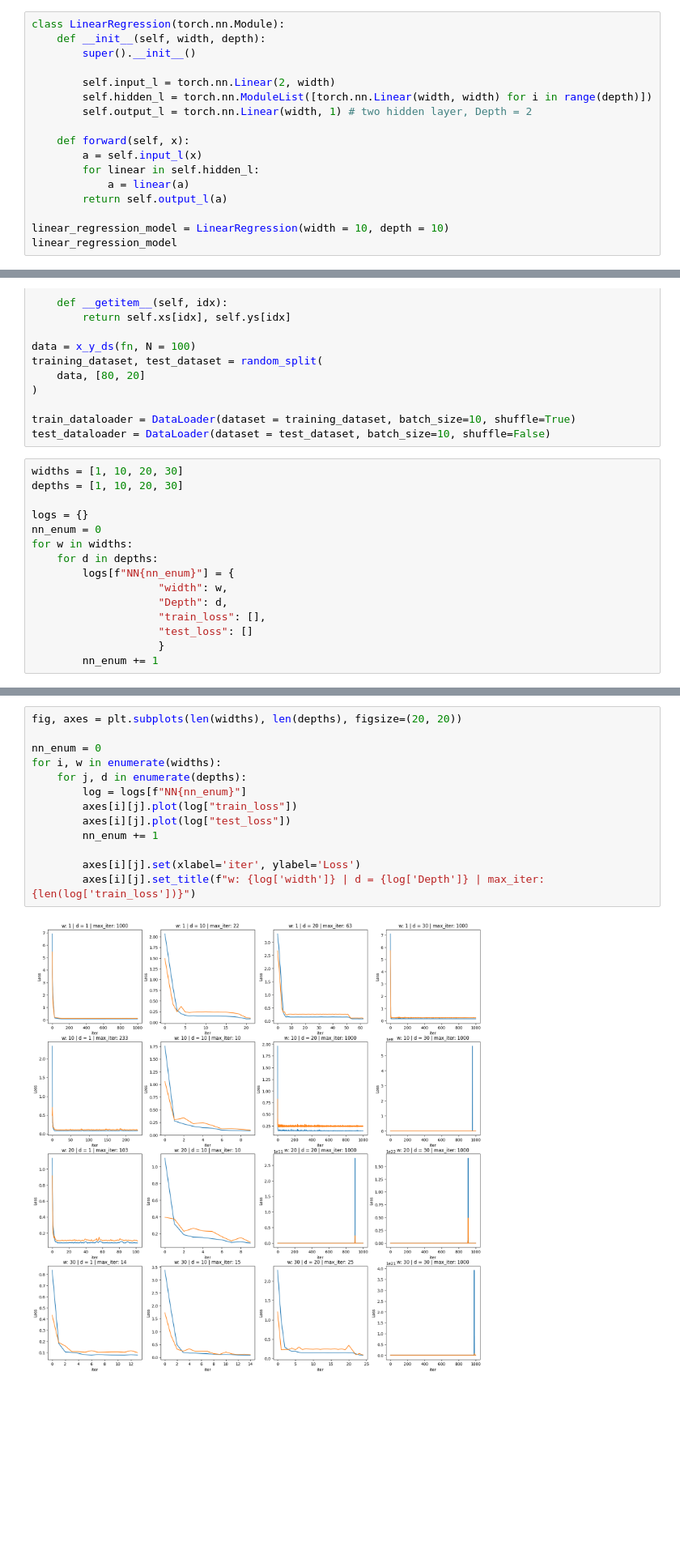
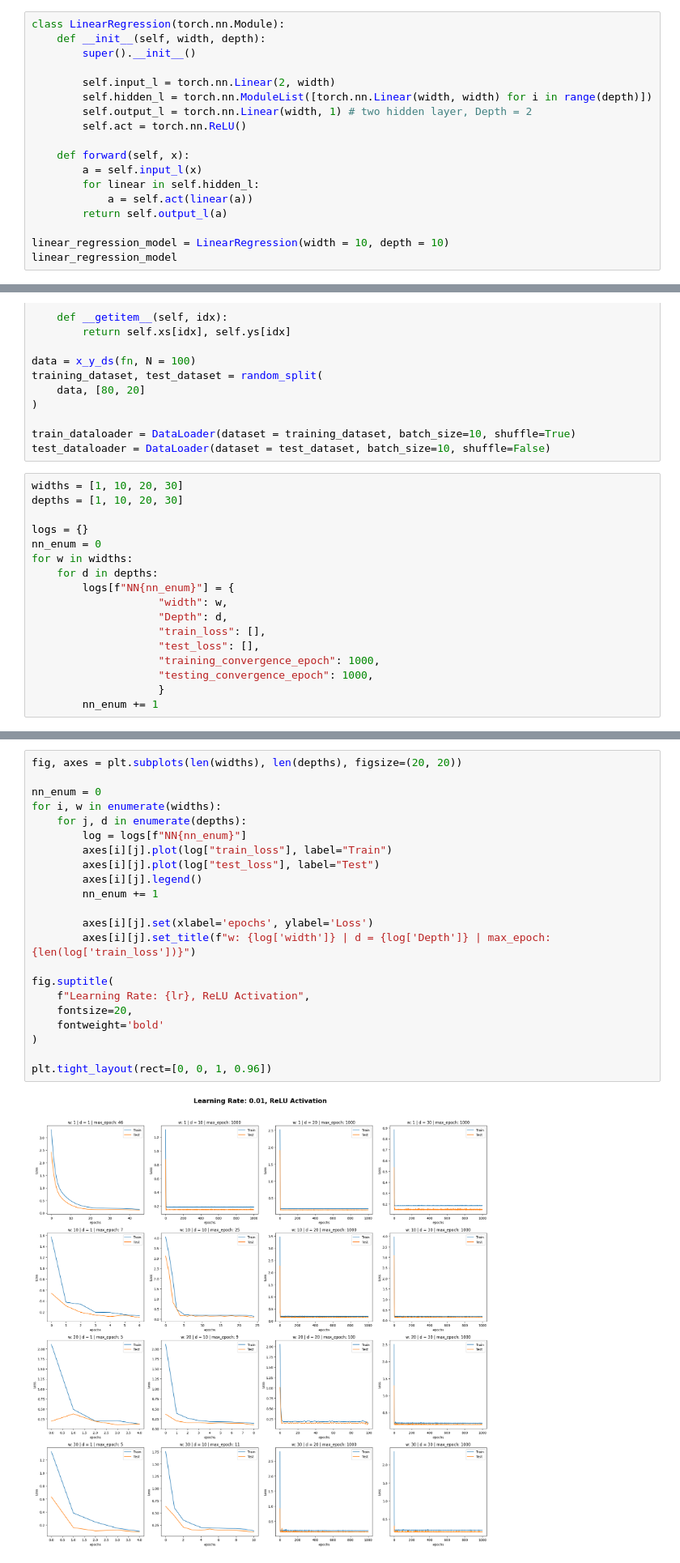
Before and after one commit to Mafaz03/Deep-Learning-in-Mechanics, a Jupyter notebook: Simple_ML.ipynb, the cells around one changed output, grey strips where cells are left out. Shown at 81% size. Cells and saved outputs as stored; diff of their text form; blank space fills up the shorter version.

```diff
--- a/Simple_ML.ipynb
+++ b/Simple_ML.ipynb
@@ -15,11 +15,12 @@ class LinearRegression(torch.nn.Module):
         self.input_l = torch.nn.Linear(2, width)
         self.hidden_l = torch.nn.ModuleList([torch.nn.Linear(width, width) for i in range(depth)])
         self.output_l = torch.nn.Linear(width, 1) # two hidden layer, Depth = 2
+        self.act = torch.nn.ReLU()
 
     def forward(self, x):
         a = self.input_l(x)
         for linear in self.hidden_l:
-            a = linear(a)
+            a = self.act(linear(a))
         return self.output_l(a)
 
 linear_regression_model = LinearRegression(width = 10, depth = 10)
@@ -76,7 +78,9 @@ for w in widths:
                     "width": w,
                     "Depth": d,
                     "train_loss": [],
-                    "test_loss": []
+                    "test_loss": [],
+                    "training_convergence_epoch": 1000,
+                    "testing_convergence_epoch": 1000,
                     }
         nn_enum += 1
 # %%
@@ -140,16 +164,25 @@ Epoch 900 | train loss = 0.1457 | test loss = 0.2430
 # %%
 fig, axes = plt.subplots(len(widths), len(depths), figsize=(20, 20))
 
 nn_enum = 0
 for i, w in enumerate(widths):
     for j, d in enumerate(depths):
         log = logs[f"NN{nn_enum}"]
-        axes[i][j].plot(log["train_loss"])
-        axes[i][j].plot(log["test_loss"])
+        axes[i][j].plot(log["train_loss"], label="Train")
+        axes[i][j].plot(log["test_loss"], label="Test")
+        axes[i][j].legend()
         nn_enum += 1
 
-        axes[i][j].set(xlabel='iter', ylabel='Loss')
-        axes[i][j].set_title(f"w: {log['width']} | d = {log['Depth']} | max_iter: {len(log['train_loss'])}")
+        axes[i][j].set(xlabel='epochs', ylabel='Loss')
+        axes[i][j].set_title(f"w: {log['width']} | d = {log['Depth']} | max_epoch: {len(log['train_loss'])}")
+
+fig.suptitle(
+    f"Learning Rate: {lr}, ReLU Activation",
+    fontsize=20,
+    fontweight='bold'
+)
+
+plt.tight_layout(rect=[0, 0, 1, 0.96])
 # %% [output]
-[figure, old version]
+[figure, new version]
 # %%
```
Also changed, not shown: parts of 7 cells of this notebook, 1 other file.
